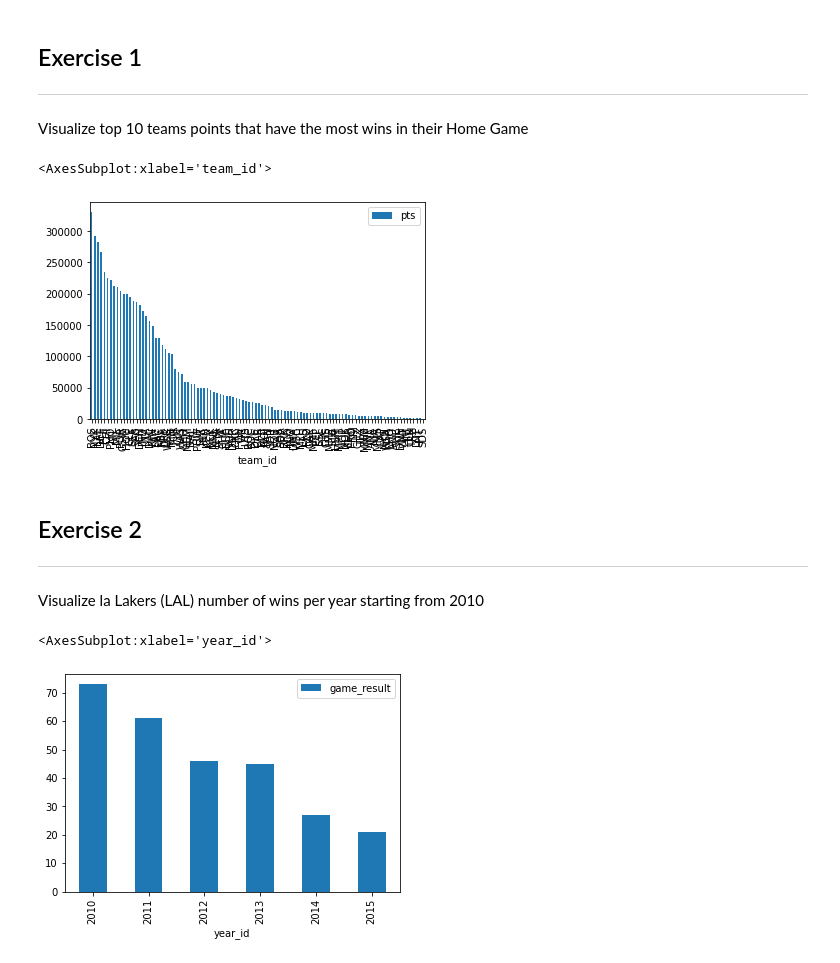
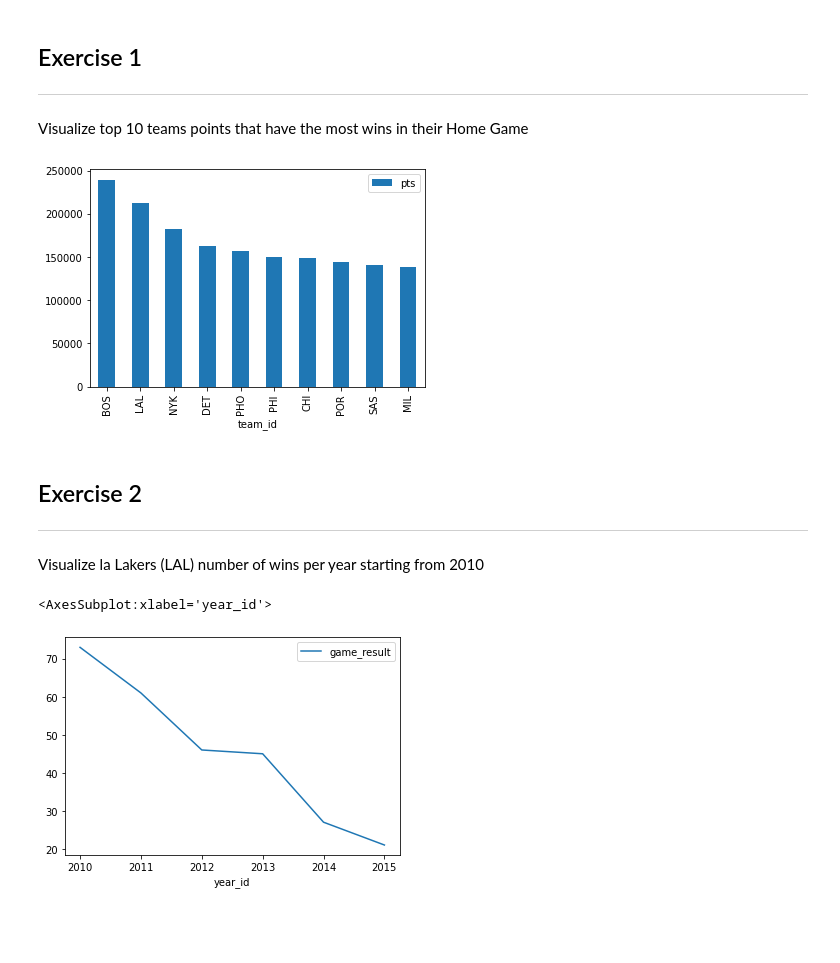
Before and after one commit to satriabimantara/hacktiv8-data-science-bootcamp, a Jupyter notebook: Sesi 5/Sesi 5 - Pandas.ipynb, the cells around one changed output. Saved outputs shown, nothing was run; the diff lists cells and outputs as text; code cells hidden in the pictures; blank space fills up the shorter version.

```diff
--- a/Sesi 5/Sesi 5 - Pandas.ipynb
+++ b/Sesi 5/Sesi 5 - Pandas.ipynb
@@ -961,12 +961,11 @@ nba['fran_id'].value_counts().head(10).plot(kind='bar')
 Visualize top 10 teams points that have the most wins in their Home Game
 # %%
 df_1= nba[
-    (nba['game_location']=="H")
-].groupby('team_id',as_index=False)['pts'].sum().sort_values('pts',ascending=False)
-df_1.set_index(df_1['team_id']).plot(kind='bar')
+    (nba['game_location']=="H")&
+    (nba['game_result']=="W")
+].groupby('team_id')[['pts']].sum().sort_values('pts',ascending=False).head(10).plot(kind='bar')
 # %% [output]
-<AxesSubplot:xlabel='team_id'>
-[figure, old version]
+[figure, new version]
 # %% [markdown]
 ## Exercise 2
 ***
@@ -974,9 +973,9 @@ Visualize la Lakers (LAL) number of wins per year starting from 2010
 # %%
 nba[
     (nba['team_id']=="LAL") &
     (nba['year_id']>=2010) &
     (nba['game_result']=="W")
-].groupby('year_id').agg({'game_result':'count'}).plot(kind='bar')
+].groupby('year_id').agg({'game_result':'count'}).plot(kind='line')
 # %% [output]
 <AxesSubplot:xlabel='year_id'>
-[figure, old version]
+[figure, new version]
```
Also changed, not shown: parts of 2 cells of this notebook.
